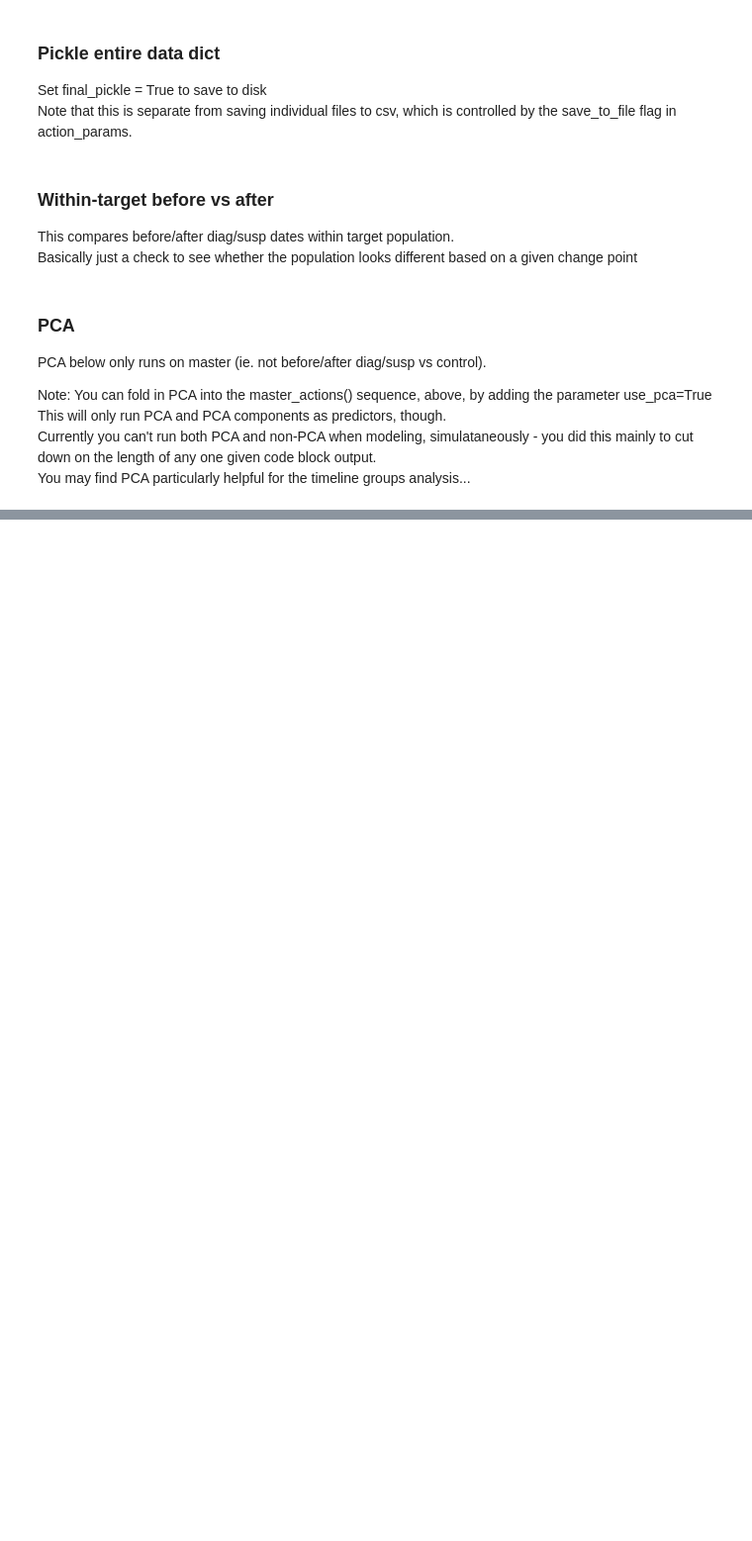
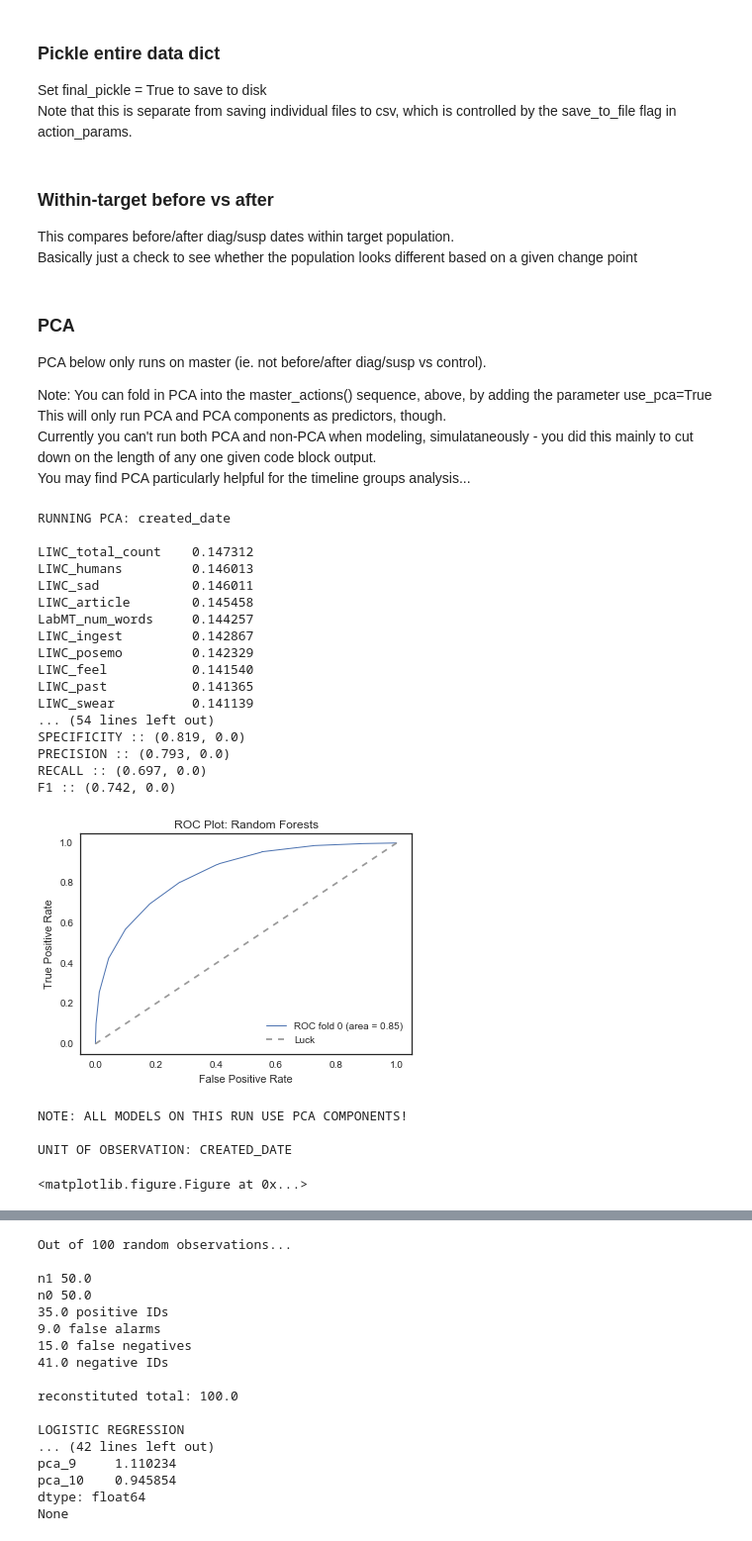
Before and after one commit to andrewreece/predicthealth, a Jupyter notebook: eda-twitter.ipynb, the cells around one changed output, grey strips where cells are left out. Shown: that part at 99% size. Saved outputs shown, nothing was run; the diff lists cells and outputs as text; code cells hidden in the pictures; blank space fills up the shorter version.

```diff
--- a/eda-twitter.ipynb
+++ b/eda-twitter.ipynb
@@ -238,22 +350,64 @@ You may find PCA particularly helpful for the timeline groups analysis...
 # %%
 if run_separate_pca:
     master = data['master']
-    report = 'PCA MAIN'
+    report = 'MAIN'
 
-    for gb_type in gb_types:
+    for gb_type in ['created_date']:
 
         print 'RUNNING PCA: {}'.format(gb_type)
         print
         model_df = {'name':'Models: {} {}'.format(report, gb_type),
                     'unit':gb_type,
                     'data':master[gb_type],
                     'features':params['vars'][platform][gb_type]['means'],
                     'target':'target',
                     'platform':platform,
-                    'tall_plot':action_params['tall_plot']
+                    'test_size':.3,
+                    'acc_avg':'binary',
+                    'best_pca_num_comp':action_params['best_pca'], # 69 for tw-MAIN-created_date, but even 2 works!
+                    'kernel':'rbf',
+                    'tall_plot':action_params['tall_plot'],
+                    'rf_params': {'class_wt':'balanced',
+                                  'max_feat':'sqrt',
+                                  'n_est':10,
+                                  'min_ss':2,
+                                  'min_sl':1,
+                                  'max_depth':None,
+                                  'imp_cutoff':.015} # params optimized with 5-fold CV, see optimize_rf_hyperparams()
                    }
 
         excluded_set = params['model_vars_excluded'][platform][gb_type]
 
-        _, pcafit = make_models(model_df, clf_types=clfs, excluded_set=excluded_set,
-                                tall_plot=model_df['tall_plot'], use_pca=True)
+        output, pca_df, best_f1, master_results = make_models(model_df, clf_types=clfs,
+                                                           excluded_set=excluded_set,
+                                                           use_pca=True)
+
+        save_master_to_file(additional_data, posting_cutoff, run_separate_pca,
+                            gb_type, report, condition, platform, pca_df)
+
+        print
+        print 'LOGISTIC REGRESSION'
+        print logreg_wrapper(pca_df, gb_type, None, additional_data='pca')
+# %% [output]
+RUNNING PCA: created_date
+
+LIWC_total_count    0.147312
+LIWC_humans         0.146013
+LIWC_sad            0.146011
+LIWC_article        0.145458
+LabMT_num_words     0.144257
+LIWC_ingest         0.142867
+LIWC_posemo         0.142329
+LIWC_feel           0.141540
+LIWC_past           0.141365
+LIWC_swear          0.141139
+... (54 lines left out)
+SPECIFICITY :: (0.819, 0.0)
+PRECISION :: (0.793, 0.0)
+RECALL :: (0.697, 0.0)
+F1 :: (0.742, 0.0)
+[figure, added]
+NOTE: ALL MODELS ON THIS RUN USE PCA COMPONENTS!
+
+UNIT OF OBSERVATION: CREATED_DATE
+<matplotlib.figure.Figure at 0x...>
@@ -259,0 +415,17 @@ if run_separate_pca:
+Out of 100 random observations...
+
+n1 50.0
+n0 50.0
+35.0 positive IDs
+9.0 false alarms
+15.0 false negatives
+41.0 negative IDs
+
+reconstituted total: 100.0
+
+LOGISTIC REGRESSION
+... (42 lines left out)
+pca_9     1.110234
+pca_10    0.945854
+dtype: float64
+None
```
Also changed, not shown: parts of 13 cells of this notebook, 1 other file.
